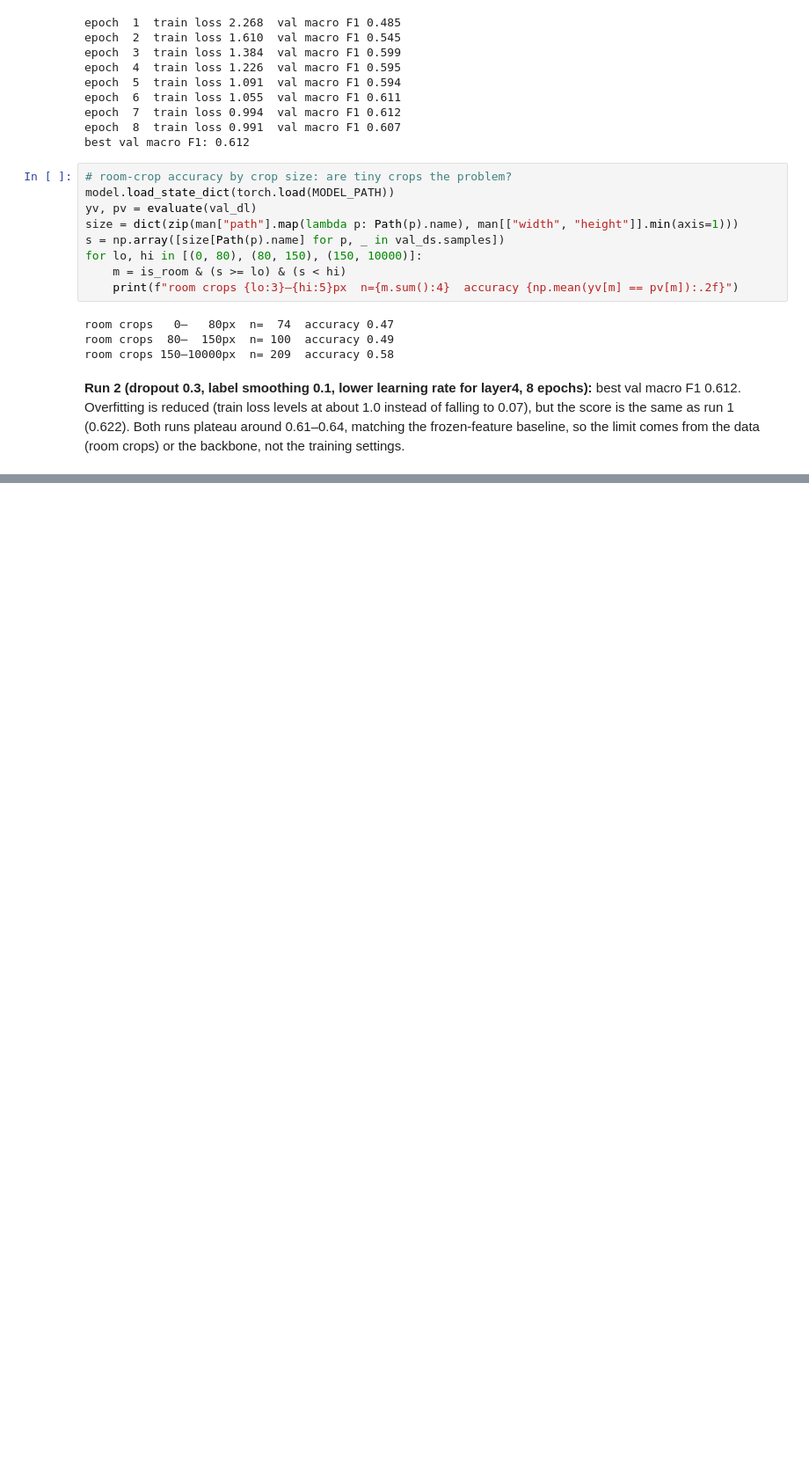
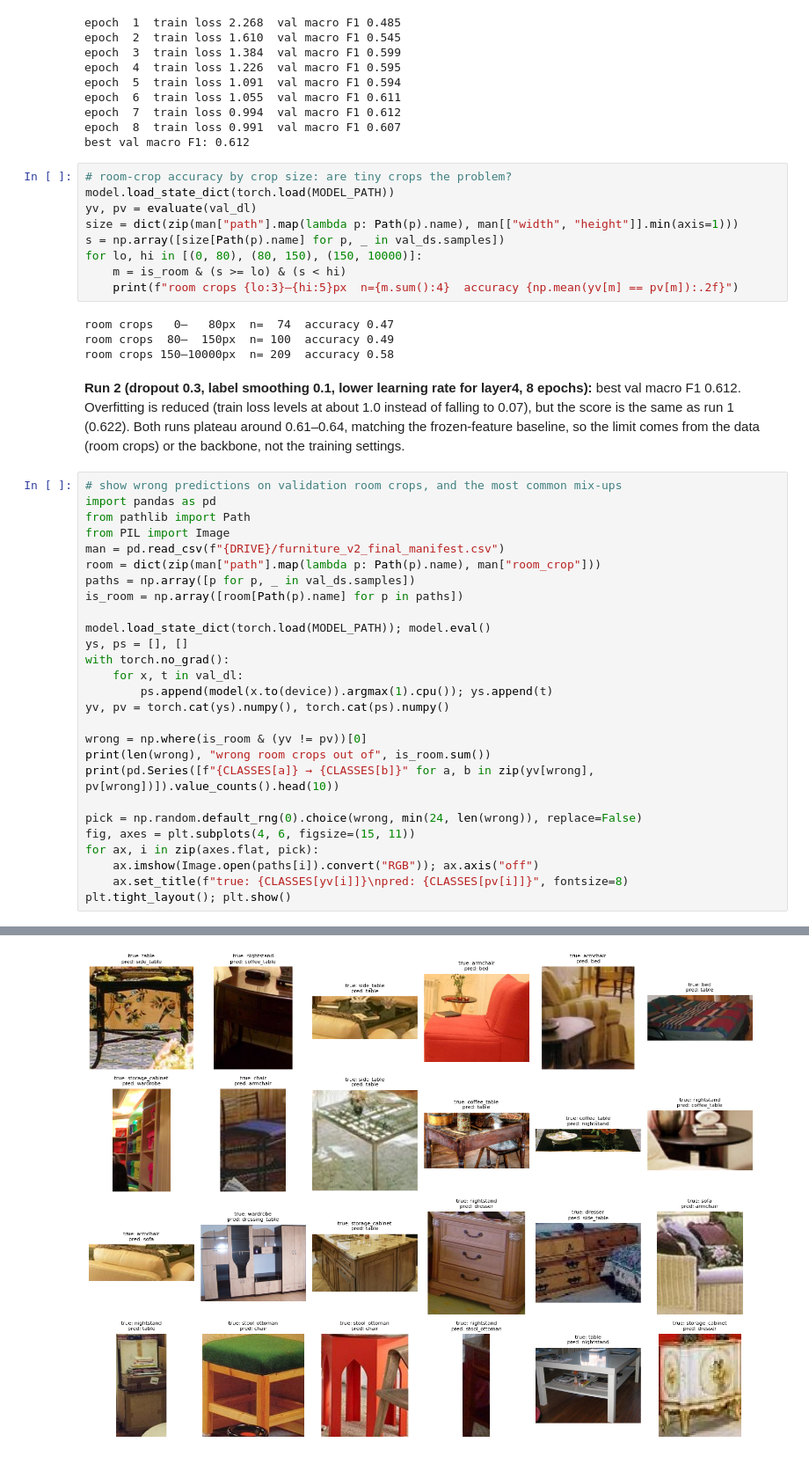
Before and after one commit to Abish-Devcraft/DSGP-GRP11-SPATIUM, a Jupyter notebook: notebooks/06_training.ipynb, the cells around one changed output, grey strips where cells are left out. Shown at 88% size. Cells and saved outputs as stored; diff of their text form; blank space fills up the shorter version.

Commit message:
view wrong predictions and most common confusions

```diff
--- a/notebooks/06_training.ipynb
+++ b/notebooks/06_training.ipynb
@@ -242,3 +242,31 @@ room crops  80–  150px  n= 100  accuracy 0.49
 room crops 150–10000px  n= 209  accuracy 0.58
 # %% [markdown]
 **Run 2 (dropout 0.3, label smoothing 0.1, lower learning rate for layer4, 8 epochs):** best val macro F1 0.612. Overfitting is reduced (train loss levels at about 1.0 instead of falling to 0.07), but the score is the same as run 1 (0.622). Both runs plateau around 0.61–0.64, matching the frozen-feature baseline, so the limit comes from the data (room crops) or the backbone, not the training settings.
+# %%
+# show wrong predictions on validation room crops, and the most common mix-ups
+import pandas as pd
+from pathlib import Path
+from PIL import Image
+man = pd.read_csv(f"{DRIVE}/furniture_v2_final_manifest.csv")
+room = dict(zip(man["path"].map(lambda p: Path(p).name), man["room_crop"]))
+paths = np.array([p for p, _ in val_ds.samples])
+is_room = np.array([room[Path(p).name] for p in paths])
+
+model.load_state_dict(torch.load(MODEL_PATH)); model.eval()
+ys, ps = [], []
+with torch.no_grad():
+    for x, t in val_dl:
+        ps.append(model(x.to(device)).argmax(1).cpu()); ys.append(t)
+yv, pv = torch.cat(ys).numpy(), torch.cat(ps).numpy()
+
+wrong = np.where(is_room & (yv != pv))[0]
+print(len(wrong), "wrong room crops out of", is_room.sum())
+print(pd.Series([f"{CLASSES[a]} → {CLASSES[b]}" for a, b in zip(yv[wrong], pv[wrong])]).value_counts().head(10))
+
+pick = np.random.default_rng(0).choice(wrong, min(24, len(wrong)), replace=False)
+fig, axes = plt.subplots(4, 6, figsize=(15, 11))
+for ax, i in zip(axes.flat, pick):
+    ax.imshow(Image.open(paths[i]).convert("RGB")); ax.axis("off")
+    ax.set_title(f"true: {CLASSES[yv[i]]}\npred: {CLASSES[pv[i]]}", fontsize=8)
+plt.tight_layout(); plt.show()
+# %% [output]
@@ -244,0 +285 @@ room crops 150–10000px  n= 209  accuracy 0.58
+[figure, added]
```
Also changed, not shown: parts of 1 cell of this notebook.
